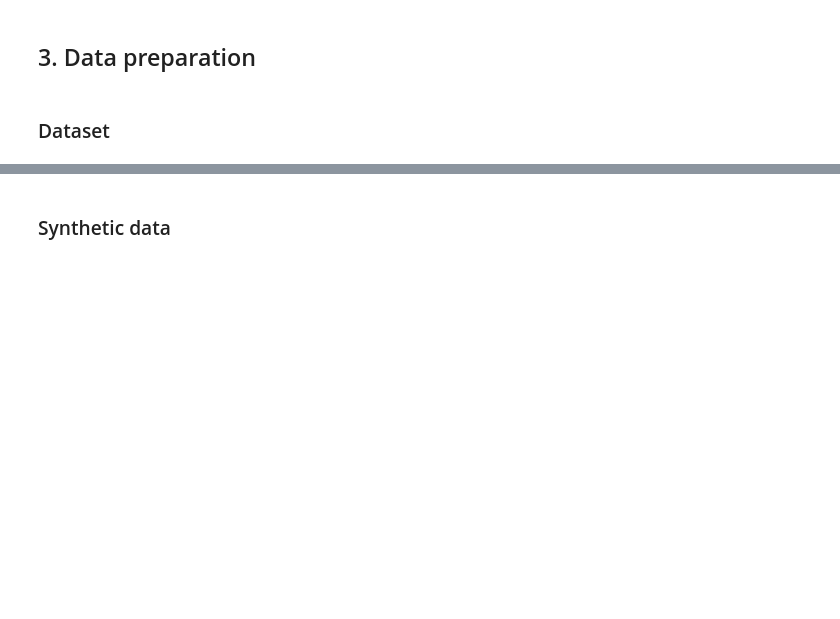
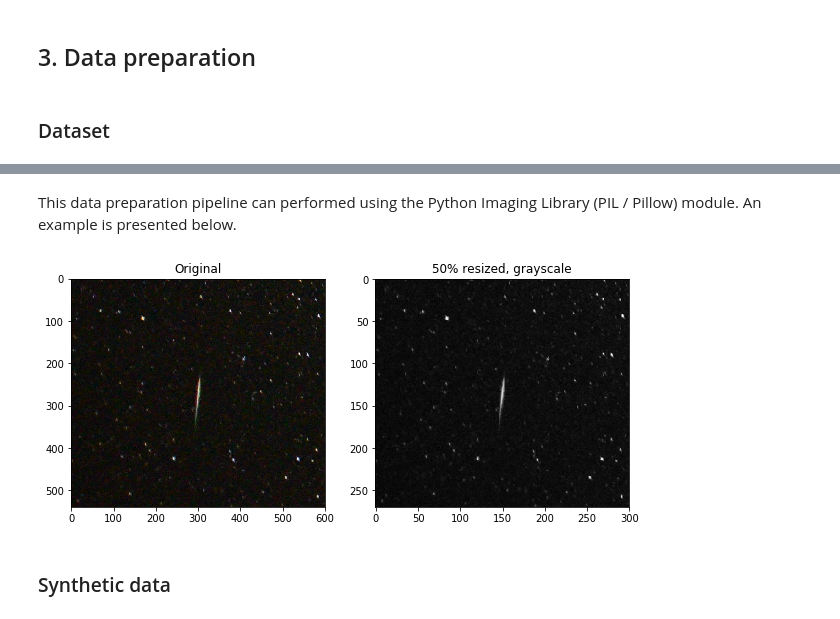
Before and after one commit to CurtinIDS/miri, a Jupyter notebook: tutorial.ipynb, the cells around one changed output, grey strips where cells are left out. Saved outputs shown, nothing was run; the diff lists cells and outputs as text; code cells hidden in the pictures; blank space fills up the shorter version.

Commit message:
added data prep example

```diff
--- a/tutorial.ipynb
+++ b/tutorial.ipynb
@@ -72,3 +70,29 @@ Transforming the raw images into grayscale and to a resolution of 1840x1228 resu
+# %% [markdown]
+This data preparation pipeline can performed using the Python Imaging Library (PIL / Pillow) module. An example is presented below.
+# %%
+%matplotlib inline
+import matplotlib.pyplot as plt
+import numpy as np
+from PIL import Image
+
+img = Image.open('images/data_prep_example.jpg')
+
+# Resize the new image to 50% of the original
+img_new = img.resize((int(img.width * 0.5), int(img.height * 0.5)), Image.ANTIALIAS)
+
+# Convert to grayscale
+img_new = np.array(img_new.convert('L'))
+
+# Plot the original and transformed image
+fig = plt.figure(figsize=(10, 10))
+ax1 = fig.add_subplot(121)
+ax1.title.set_text('Original')
+ax1.imshow(img);
+ax2 = fig.add_subplot(122)
+ax2.title.set_text('50% resized, grayscale')
+ax2.imshow(img_new, cmap='gray');
+# %% [output]
+[figure, added]
 # %% [markdown]
 ### Synthetic data
 # %% [markdown]
```
Also changed, not shown: parts of 1 cell of this notebook, 1 other file.
